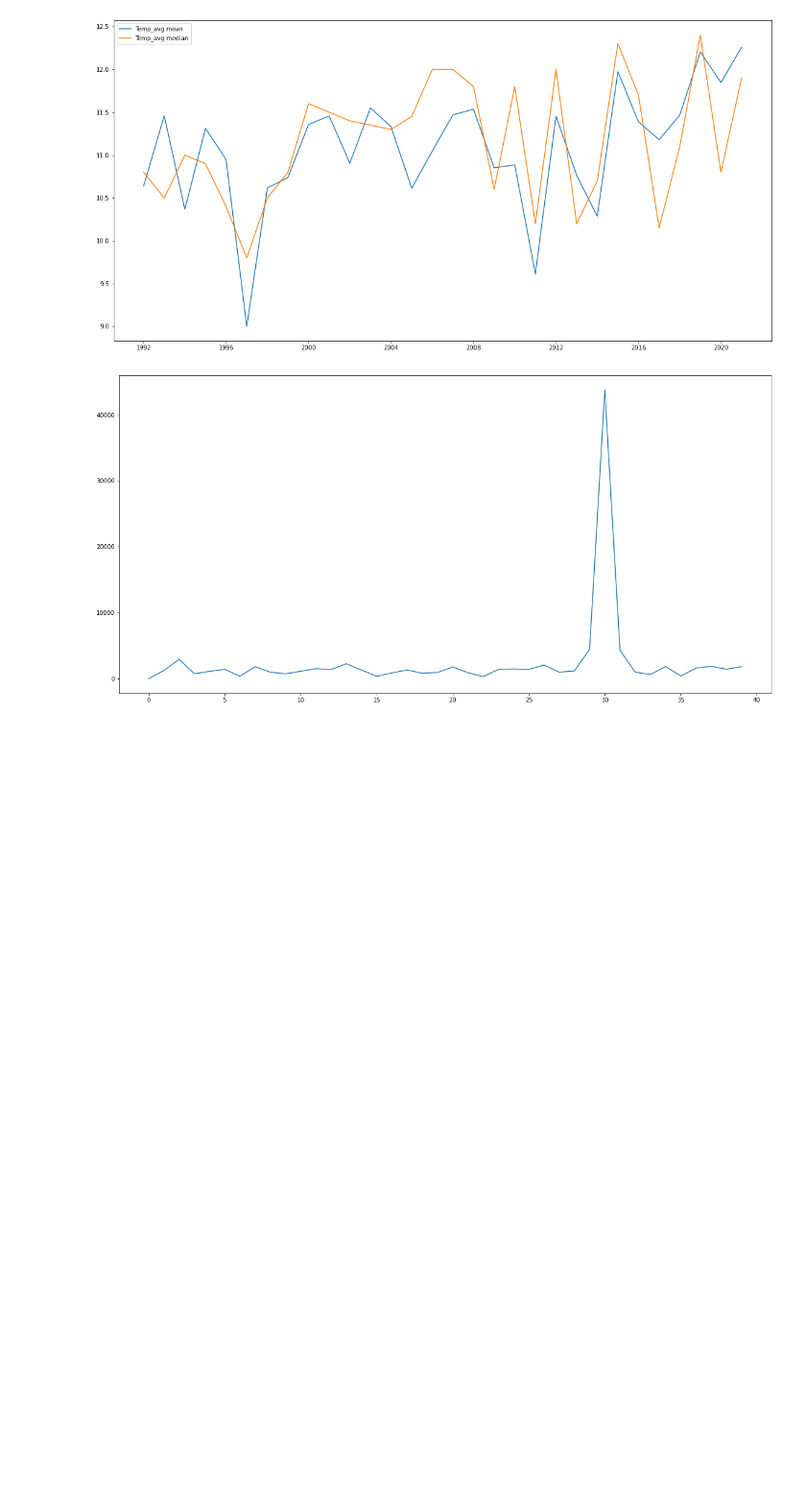
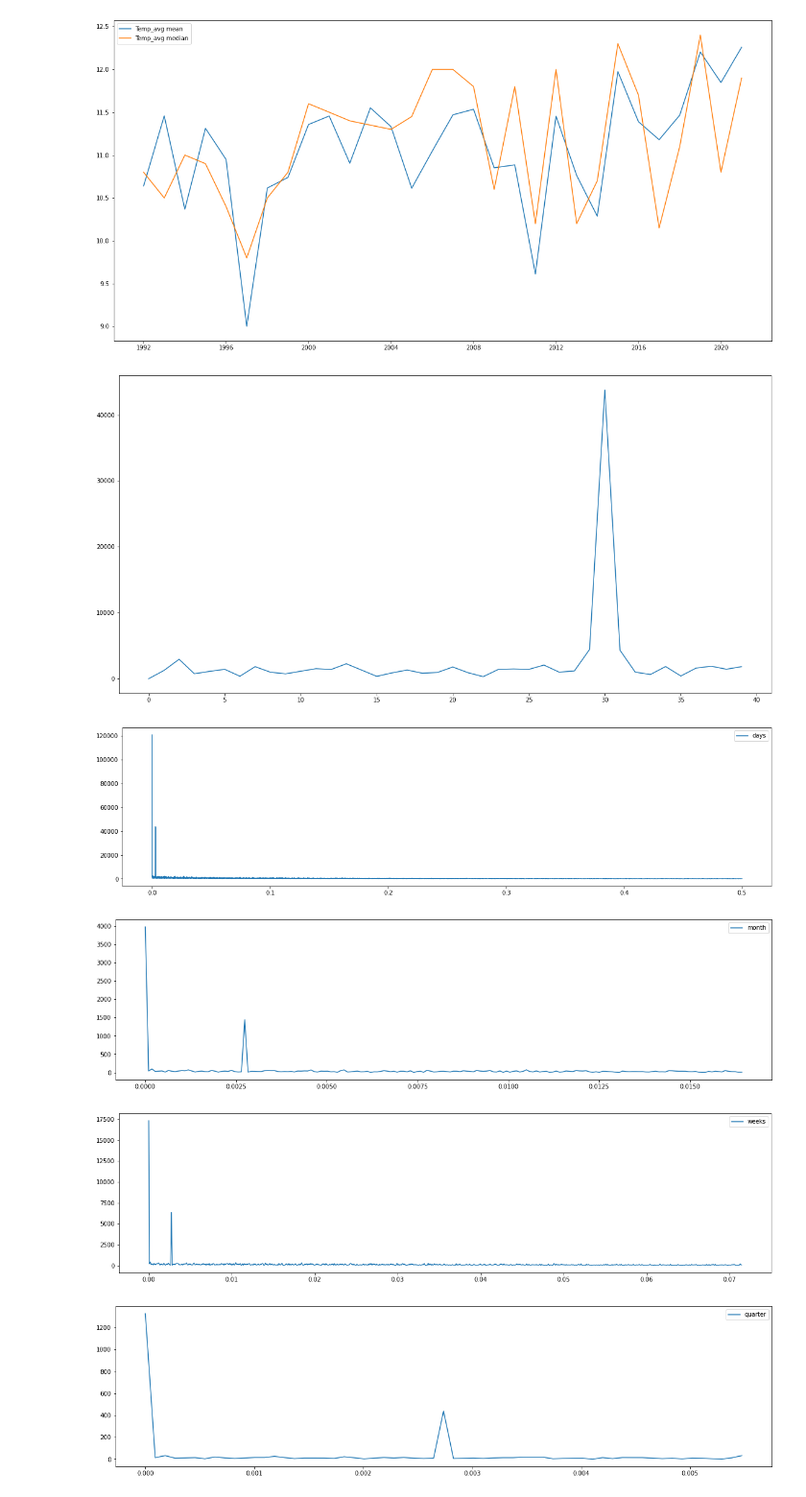
Before and after one commit to spyderroque/IBM_Advance_Data_Science, a Jupyter notebook: Capstone/weather/Advanced Data Science Capstone.Model_Def.ipynb, the cells around one changed output. Shown at 96% size. Drawn from its saved outputs; the diff is of its cells as text; code cells hidden in the pictures; blank space fills up the shorter version.

```diff
--- a/Capstone/weather/Advanced Data Science Capstone.Model_Def.ipynb
+++ b/Capstone/weather/Advanced Data Science Capstone.Model_Def.ipynb
@@ -433,4 +433,52 @@ plt.plot(freq[0:40], alt[0:40])
 plt.show()
 # %% [output]
 [figure]
+# %%
+from scipy.fft import rfft, rfftfreq
+X = df_train['Temp_avg'] #- df_train['Temp_avg'].mean()
+X = X.to_numpy()
+F = np.fft.rfft(X)#[:-1]
+freq = rfftfreq(len(X),1)
+pw = np.abs(F)**2
+alt = np.abs(F)
+fig = plt.figure(figsize=(20,5))
+plt.plot(freq, alt, label = 'days')
+plt.legend()
+
+X = df_train_m['Temp_avg']# - df_train_m['Temp_avg'].mean()
+X = X.to_numpy()
+F = rfft(X)#[:-1]
+freq = rfftfreq(len(X),30.4375)
+pw = np.abs(F)**2
+alt = np.abs(F)
+fig = plt.figure(figsize=(20,5))
+plt.plot(freq, alt, label = 'month')
+plt.legend()
+
+X = df_train_w['Temp_avg'] #- df_train_w['Temp_avg'].mean()
+X = X.to_numpy()
+F = rfft(X)#[:-1]
+freq = rfftfreq(len(X),7)
+pw = np.abs(F)**2
+alt = np.abs(F)
+fig = plt.figure(figsize=(20,5))
+plt.plot(freq, alt, label = 'weeks')
+plt.legend()
+
+X = df_train_q['Temp_avg'] #- df_train_q['Temp_avg'].mean()
+X = X.to_numpy()
+F = rfft(X)#[:-1]
+freq = rfftfreq(len(X),91.31)
+pw = np.abs(F)**2
+alt = np.abs(F)
+fig = plt.figure(figsize=(20,5))
+plt.plot(freq, alt, label = 'quarter')
+plt.legend()
+
+plt.show()
+# %% [output]
+[figure, added]
+[figure, added]
+[figure, added]
+[figure, added]
 # %%
```
Also changed, not shown: parts of 2 cells of this notebook.
